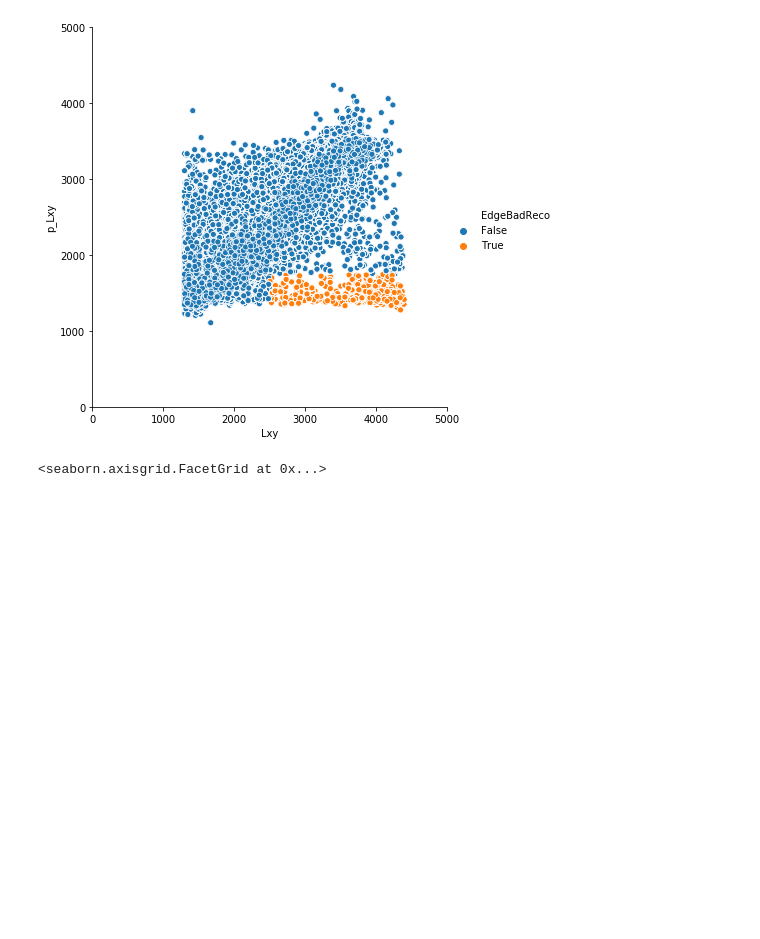
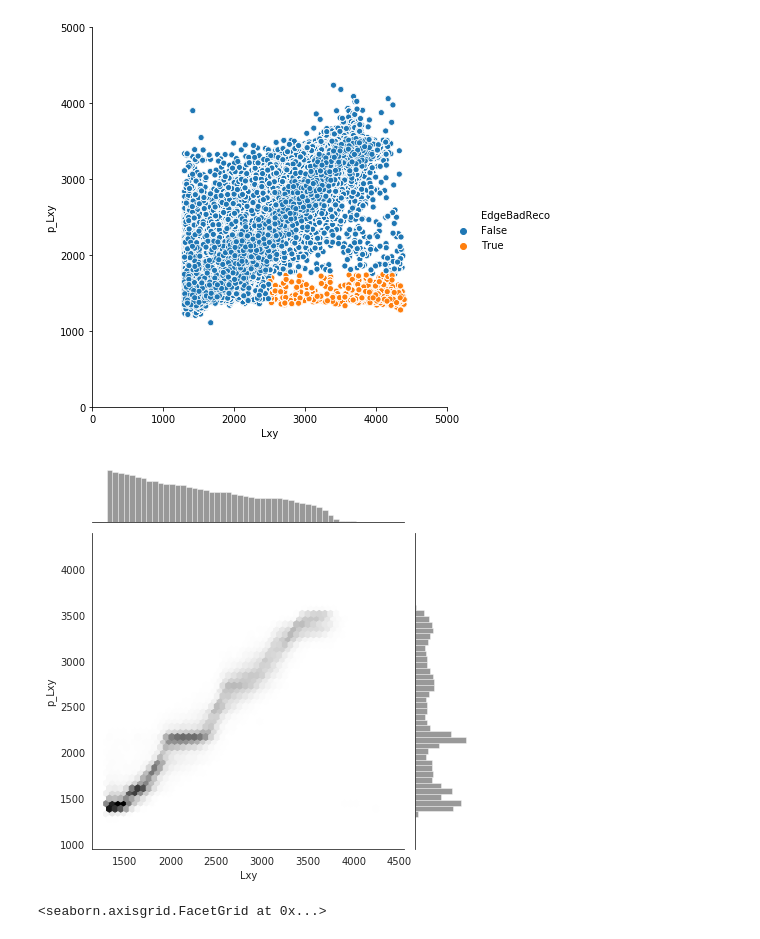
Before and after one commit to gordonwatts/calratio-perjet-training, a Jupyter notebook: notebooks/Decay Position Explorations.ipynb, the cells around one changed output. Cells and saved outputs as stored; diff of their text form; code cells hidden in the pictures; blank space fills up the shorter version.

Commit message:
NEw plots
Some per-layer histograms to get a good look at what the raw data looks like.

Added some scatter plots that are visually weighted by population so we could see how big a deal things were.

```diff
--- a/notebooks/Decay Position Explorations.ipynb
+++ b/notebooks/Decay Position Explorations.ipynb
@@ -274,6 +274,11 @@ mass_comparison.set(xlim=(0.0, 5000.0))
 # %% [output]
 <seaborn.axisgrid.FacetGrid at 0x...>
 [figure]
+# %%
+with sns.axes_style("white"):
+    sns.jointplot(x='Lxy', y='p_Lxy', kind="hex", color="k", height=6, data=all_testing_jets)
+# %% [output]
+[figure, added]
 # %%
 mass_comparison = sns.relplot(x='Lxy', y='p_Lxy', kind='scatter', hue='EdgeBadReco', data=all_testing_jets, row='mH', col='mS', height=6, aspect=1)
 mass_comparison.set(ylim=(0.0, 5000.0))
```
Also changed, not shown: parts of 2 cells of this notebook.
